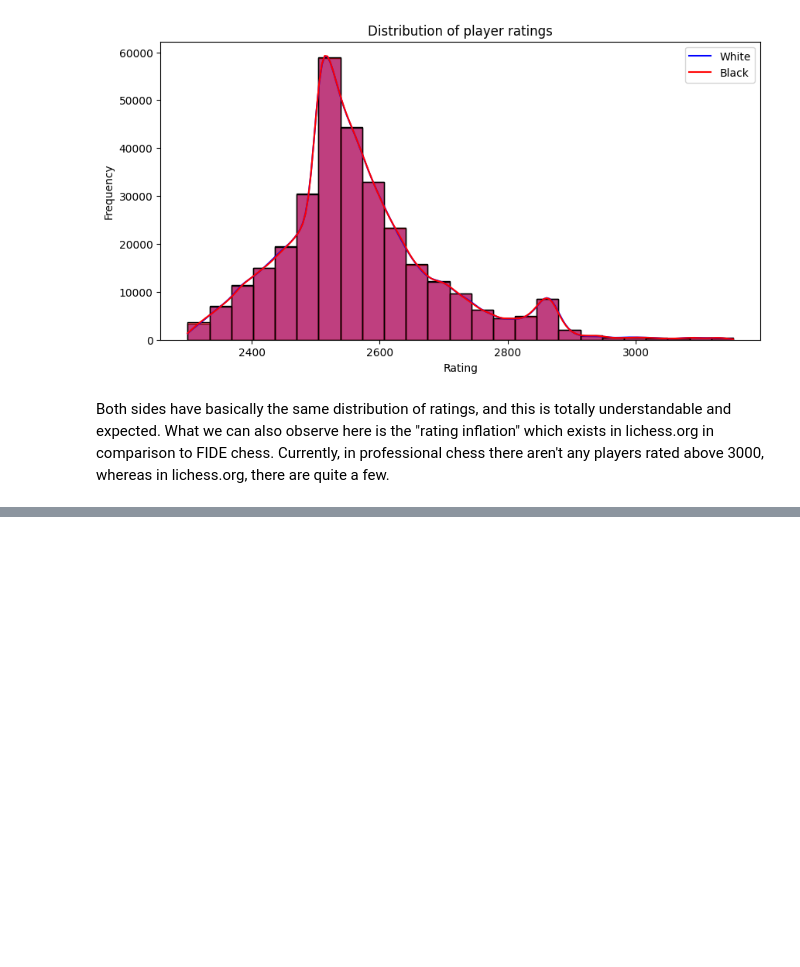
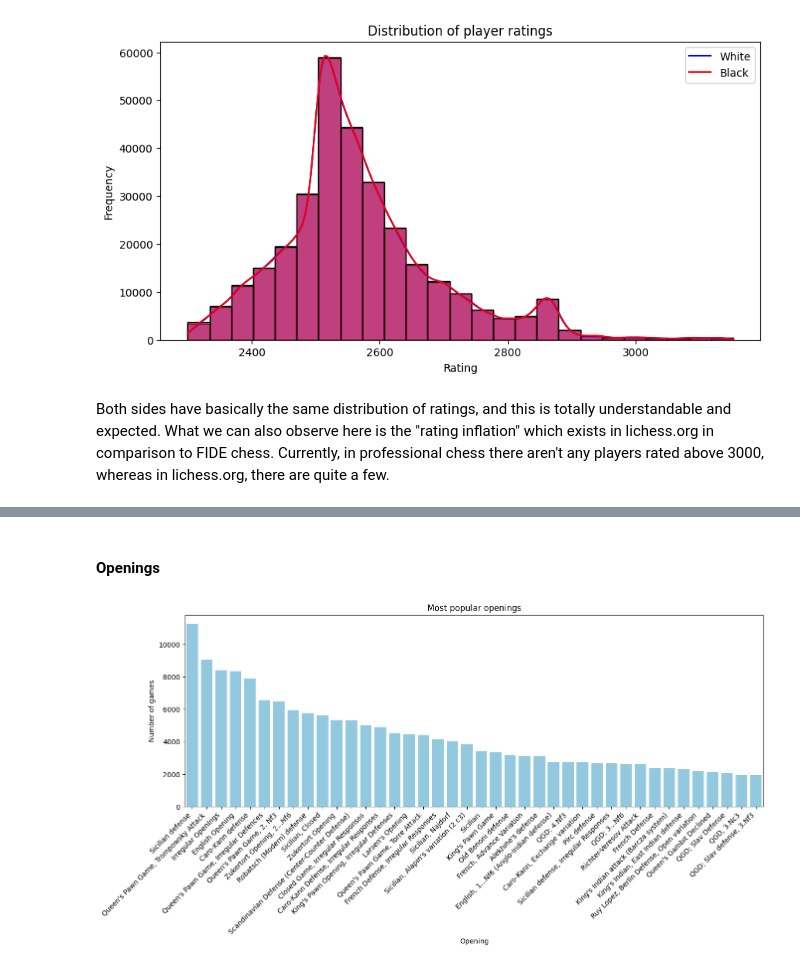
Before and after one commit to kkatkat/chess-engine, a Jupyter notebook: supervised/eda.ipynb, the cells around one changed output, grey strips where cells are left out. Cells and saved outputs as stored; diff of their text form; code cells hidden in the pictures; blank space fills up the shorter version.

```diff
--- a/supervised/eda.ipynb
+++ b/supervised/eda.ipynb
@@ -151,0 +182,28 @@ Both sides have basically the same distribution of ratings, and this is totally
+# %% [markdown]
+#### Openings
+# %%
+import pandas as pd
+
+openings = {}
+eco_codes = pd.read_csv('eco_map.csv')
+eco_codes = eco_codes.set_index('code').to_dict(orient='index')
+
+for game in games:
+    eco_entry = eco_codes.get(game.headers.get('ECO'))
+    if eco_entry:
+        opening = eco_entry['name']
+    else:
+        opening = 'Unknown'
+    openings[opening] = openings.get(opening, 0) + 1
+
+sorted_openings = dict(sorted(openings.items(), key=lambda item: item[1], reverse=True))
+
+plt.figure(figsize=(15, 5))
+sns.barplot(x=[str(k) for k in list(sorted_openings.keys())[:40]], y=list(sorted_openings.values())[:40], color='skyblue')
+plt.ylabel('Number of games')
+plt.xlabel('Opening')
+plt.title('Most popular openings')
+plt.xticks(rotation=45, ha='right')
+plt.show()
+# %% [output]
+[figure, added]
```
Also changed, not shown: parts of 7 cells of this notebook, 5 other files.
